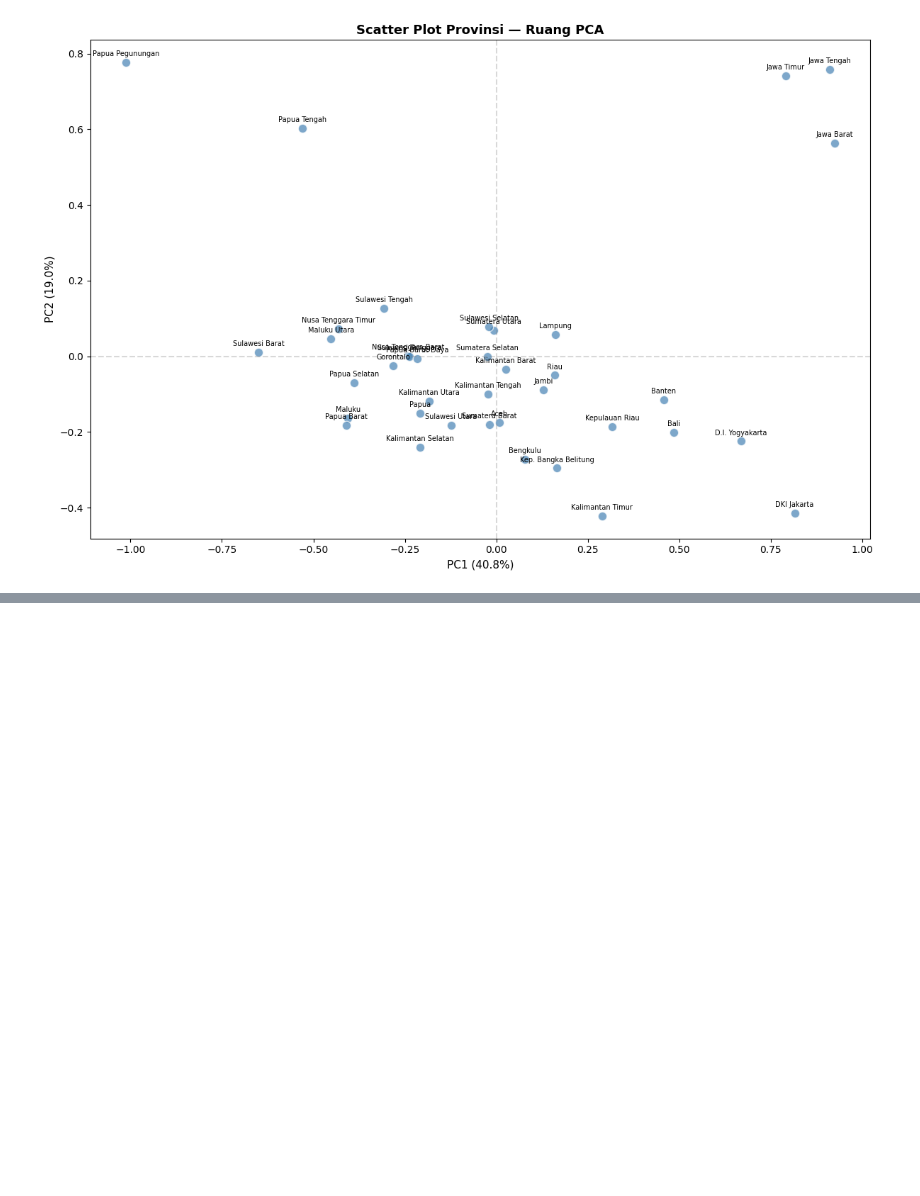
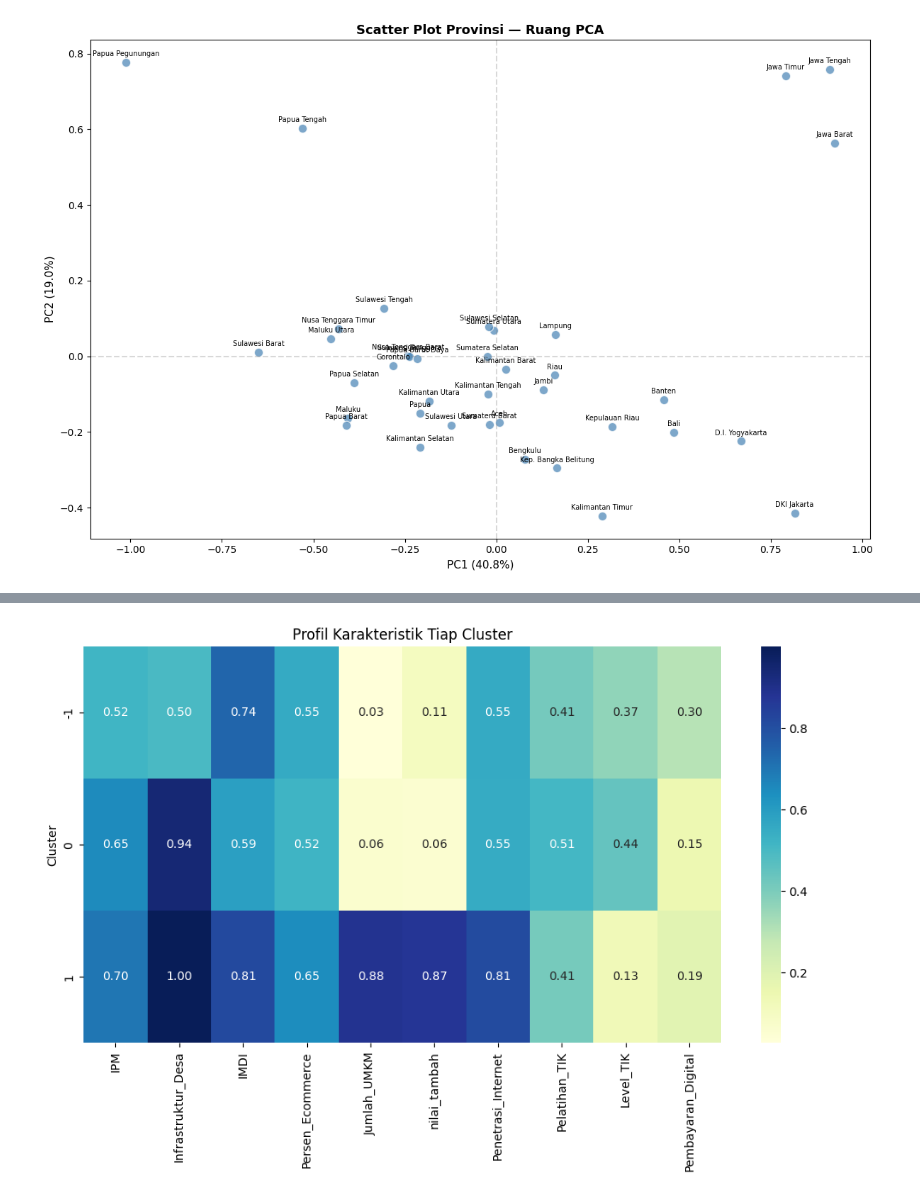
Before and after one commit to mmalveaffs-beep/DatMin---Clustering-UMKM, a Jupyter notebook: maincode.ipynb, the cells around one changed output, grey strips where cells are left out. Cells and saved outputs as stored; diff of their text form; code cells hidden in the pictures; blank space fills up the shorter version.

```diff
--- a/maincode.ipynb
+++ b/maincode.ipynb
@@ -445,0 +570,13 @@ plt.show()
+# %%
+cluster_profile = df_hasil.groupby('Cluster').mean(numeric_only=True)
+
+plt.figure(figsize=(12,6))
+sns.heatmap(cluster_profile,
+            annot=True,
+            cmap='YlGnBu',
+            fmt='.2f')
+
+plt.title('Profil Karakteristik Tiap Cluster')
+plt.show()
+# %% [output]
+[figure, added]
```
Also changed, not shown: parts of 13 cells of this notebook.
